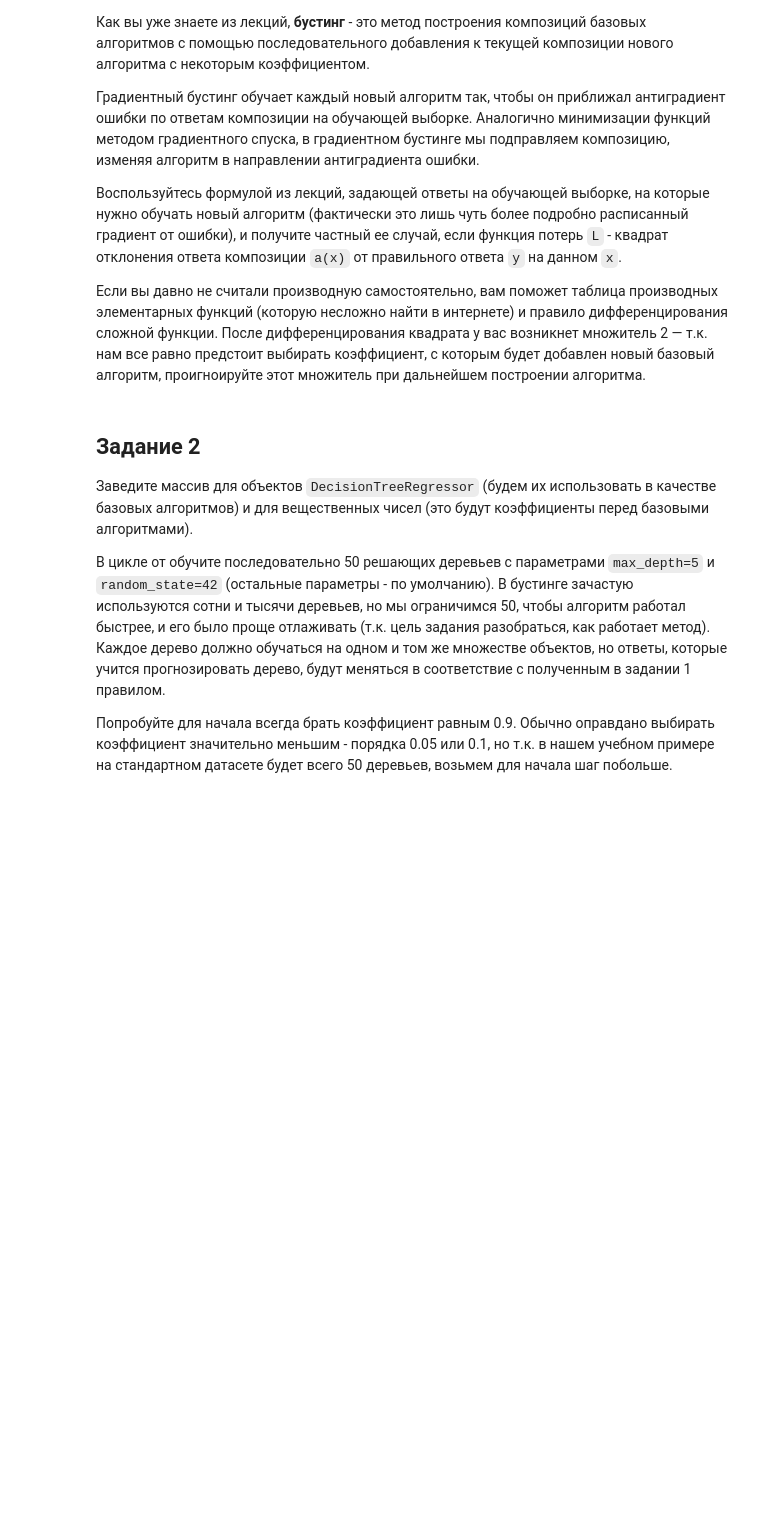
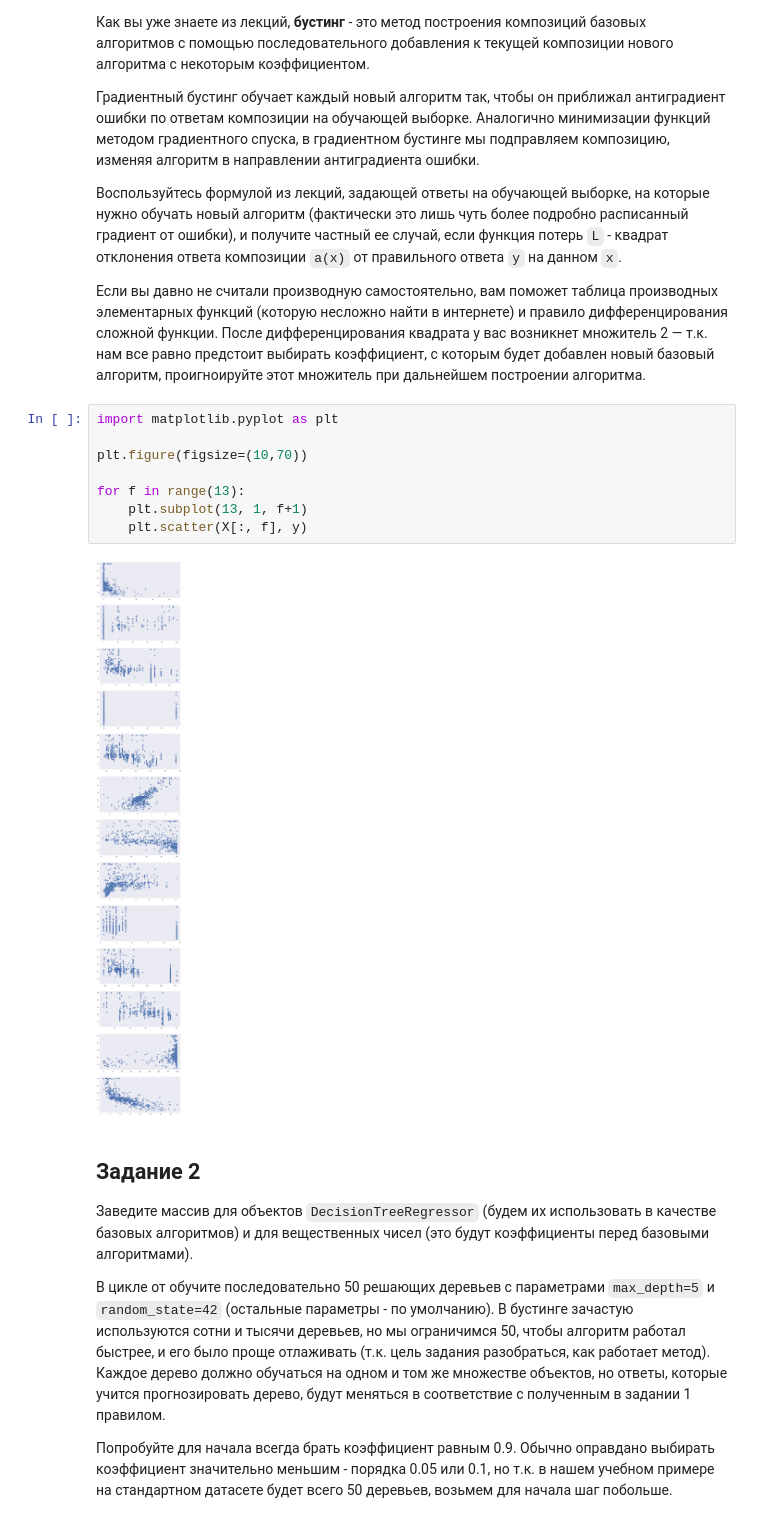
Before and after one commit to chance-comer/coursera_data_analysis_and_ML, a Jupyter notebook: Learn_on_data/grad_boosting.ipynb, the cells around one changed output. Drawn from its saved outputs; the diff is of its cells as text; blank space fills up the shorter version.

```diff
--- a/Learn_on_data/grad_boosting.ipynb
+++ b/Learn_on_data/grad_boosting.ipynb
@@ -25,6 +29,16 @@ X_train, X_test, y_train, y_test = train_test_split(X, y, test_size = 0.25, rand
 Воспользуйтесь формулой из лекций, задающей ответы на обучающей выборке, на которые нужно обучать новый алгоритм (фактически это лишь чуть более подробно расписанный градиент от ошибки), и получите частный ее случай, если функция потерь `L` - квадрат отклонения ответа композиции `a(x)` от правильного ответа `y` на данном `x`.
 
 Если вы давно не считали производную самостоятельно, вам поможет таблица производных элементарных функций (которую несложно найти в интернете) и правило дифференцирования сложной функции. После дифференцирования квадрата у вас возникнет множитель 2 — т.к. нам все равно предстоит выбирать коэффициент, с которым будет добавлен новый базовый алгоритм, проигноируйте этот множитель при дальнейшем построении алгоритма.
+# %%
+import matplotlib.pyplot as plt
+
+plt.figure(figsize=(10,70))
+
+for f in range(13):
+    plt.subplot(13, 1, f+1)
+    plt.scatter(X[:, f], y)
+# %% [output]
+[figure, added]
 # %% [markdown]
 ## Задание 2
 
```
Also changed, not shown: parts of 5 cells of this notebook, 6 other files.
